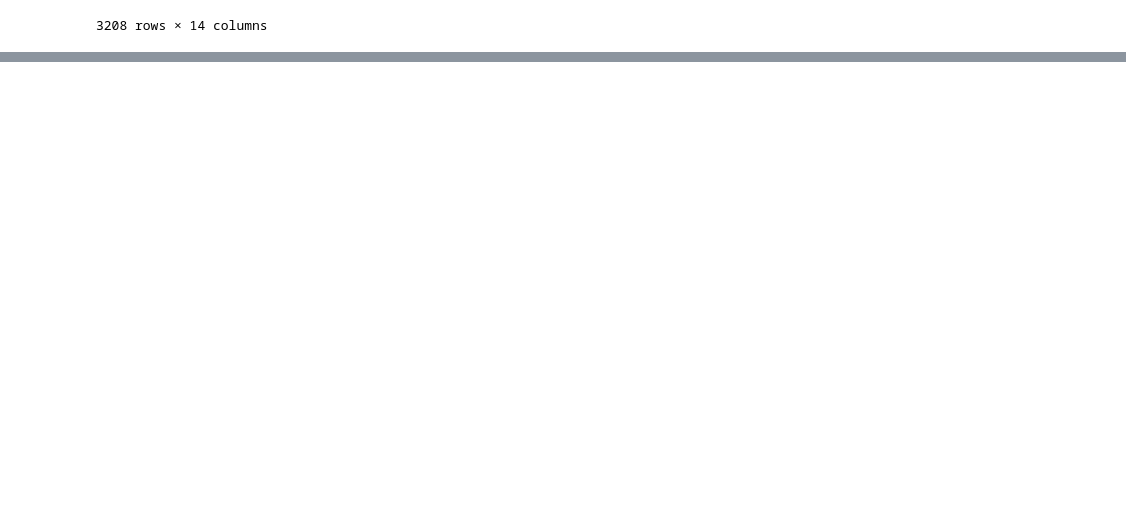
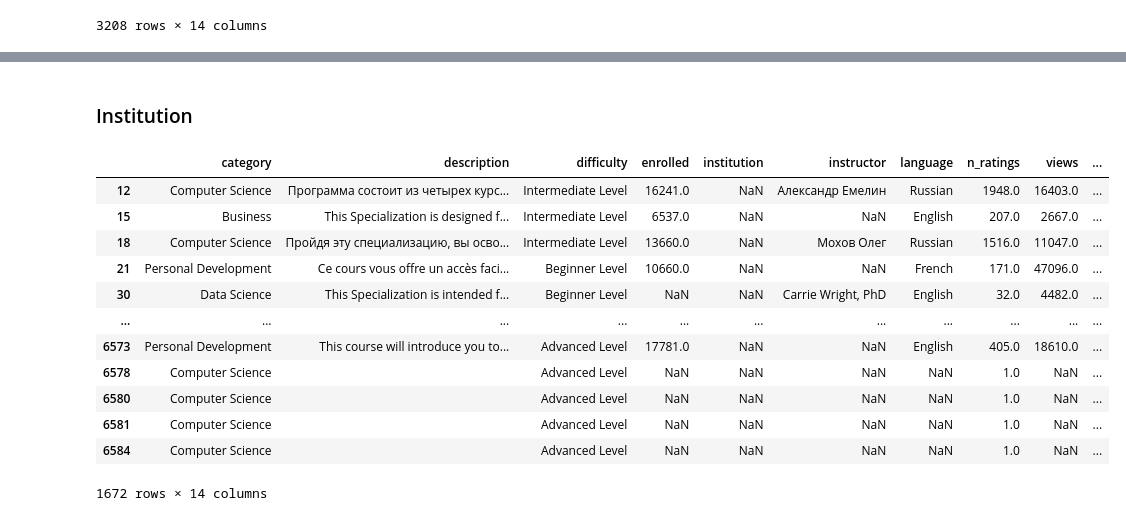
Before and after one commit to nmartinezs2017/coursing-ml, a Jupyter notebook: coursing-ml/notebooks/coursera_preprocessing.ipynb, the cells around one changed output, grey strips where cells are left out. Saved outputs shown, nothing was run; the diff lists cells and outputs as text; code cells hidden in the pictures; blank space fills up the shorter version.

```diff
--- a/coursing-ml/notebooks/coursera_preprocessing.ipynb
+++ b/coursing-ml/notebooks/coursera_preprocessing.ipynb
@@ -162,0 +239,18 @@ df[df["difficulty"].isnull()]
+# %% [markdown]
+### Institution
+# %%
+df[df["institution"].isnull()]
+# %% [output]
+|  | category | description | difficulty | enrolled | institution | instructor | language | n_ratings | views | ... |
+| 12 | Computer Science | Программа состоит из четырех курс... | Intermediate Level | 16241.0 | NaN | Александр Емелин | Russian | 1948.0 | 16403.0 | ... |
+| 15 | Business | This Specialization is designed f... | Intermediate Level | 6537.0 | NaN | NaN | English | 207.0 | 2667.0 | ... |
+| 18 | Computer Science | Пройдя эту специализацию, вы осво... | Intermediate Level | 13660.0 | NaN | Мохов Олег | Russian | 1516.0 | 11047.0 | ... |
+| 21 | Personal Development | Ce cours vous offre un accès faci... | Beginner Level | 10660.0 | NaN | NaN | French | 171.0 | 47096.0 | ... |
+| 30 | Data Science | This Specialization is intended f... | Beginner Level | NaN | NaN | Carrie Wright, PhD | English | 32.0 | 4482.0 | ... |
+| ... | ... | ... | ... | ... | ... | ... | ... | ... | ... | ... |
+| 6573 | Personal Development | This course will introduce you to... | Advanced Level | 17781.0 | NaN | NaN | English | 405.0 | 18610.0 | ... |
+| 6578 | Computer Science |  | Advanced Level | NaN | NaN | NaN | NaN | 1.0 | NaN | ... |
+| 6580 | Computer Science |  | Advanced Level | NaN | NaN | NaN | NaN | 1.0 | NaN | ... |
+| 6581 | Computer Science |  | Advanced Level | NaN | NaN | NaN | NaN | 1.0 | NaN | ... |
+| 6584 | Computer Science |  | Advanced Level | NaN | NaN | NaN | NaN | 1.0 | NaN | ... |
+1672 rows × 14 columns
```
Also changed, not shown: parts of 11 cells of this notebook, 4 other files.
